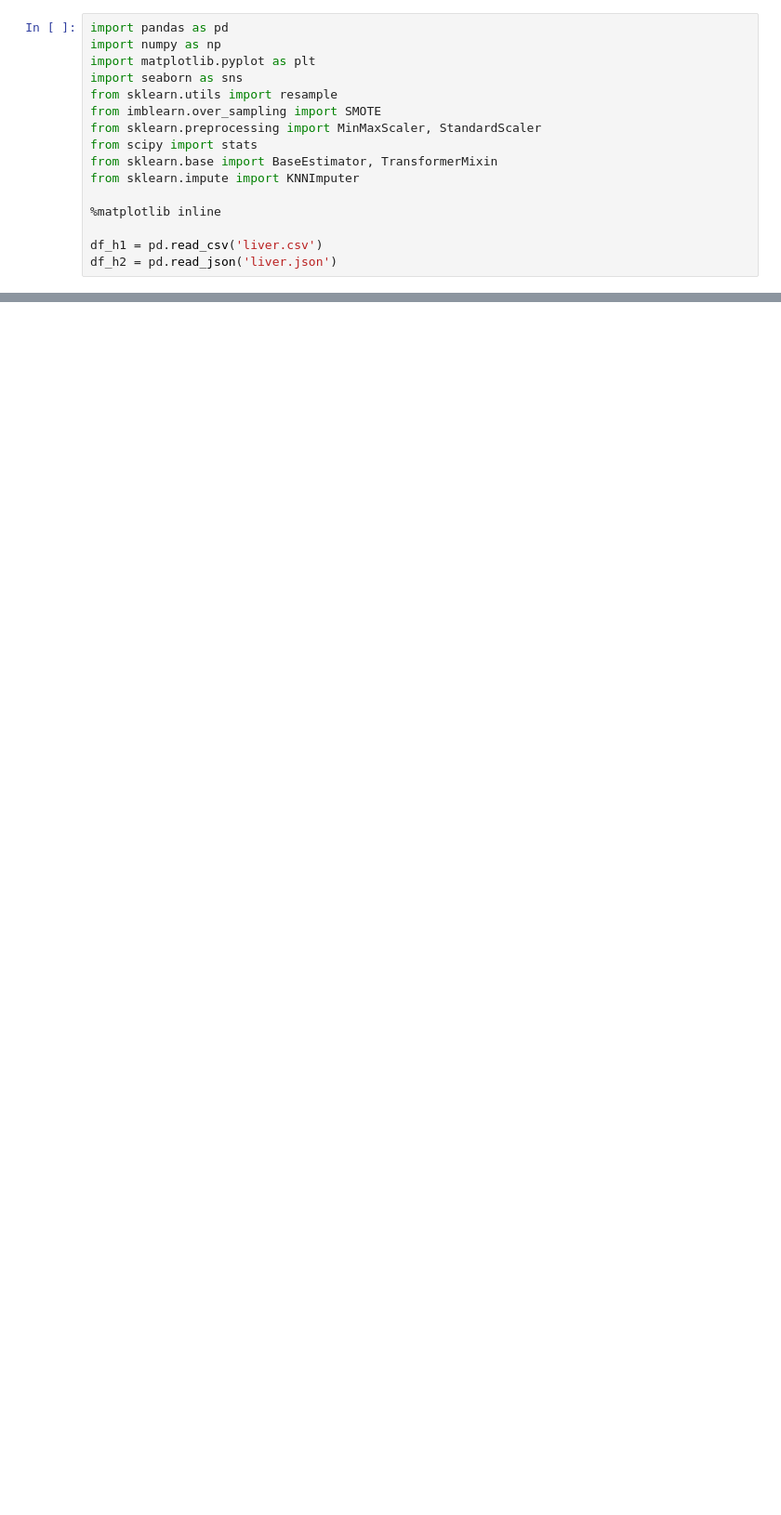
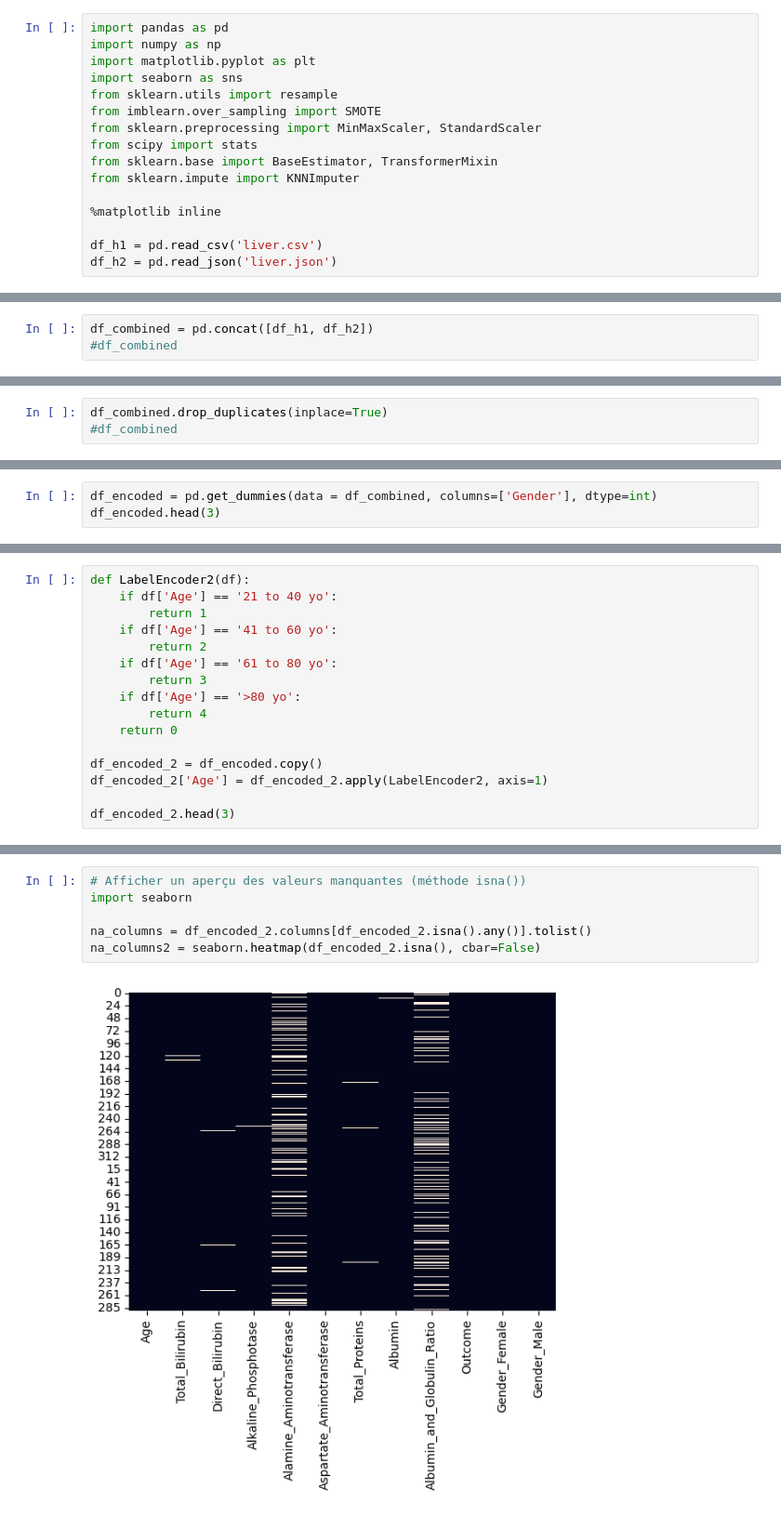
Before and after one commit to AlexisDcn/PROJETEPI_AD_EC, a Jupyter notebook: ProjetADEC.ipynb, the cells around one changed output, grey strips where cells are left out. Shown: that part at 93% size. Drawn from its saved outputs; the diff is of its cells as text; blank space fills up the shorter version.

```diff
--- a/ProjetADEC.ipynb
+++ b/ProjetADEC.ipynb
@@ -61,0 +98,3 @@ memory usage: 25.1+ KB
+# %%
+df_combined = pd.concat([df_h1, df_h2])
+#df_combined
@@ -61,0 +103,3 @@ memory usage: 25.1+ KB
+# %%
+df_combined.drop_duplicates(inplace=True)
+#df_combined
@@ -61,0 +118,3 @@ memory usage: 25.1+ KB
+# %%
+df_encoded = pd.get_dummies(data = df_combined, columns=['Gender'], dtype=int)
+df_encoded.head(3)
@@ -61,0 +126,16 @@ memory usage: 25.1+ KB
+# %%
+def LabelEncoder2(df):
+    if df['Age'] == '21 to 40 yo':
+        return 1
+    if df['Age'] == '41 to 60 yo':
+        return 2
+    if df['Age'] == '61 to 80 yo':
+        return 3
+    if df['Age'] == '>80 yo':
+        return 4
+    return 0
+
+df_encoded_2 = df_encoded.copy()
+df_encoded_2['Age'] = df_encoded_2.apply(LabelEncoder2, axis=1)
+
+df_encoded_2.head(3)
@@ -61,0 +149,8 @@ memory usage: 25.1+ KB
+# %%
+# Afficher un aperçu des valeurs manquantes (méthode isna())
+import seaborn
+
+na_columns = df_encoded_2.columns[df_encoded_2.isna().any()].tolist()
+na_columns2 = seaborn.heatmap(df_encoded_2.isna(), cbar=False)
+# %% [output]
+[figure, added]
```
Also changed, not shown: parts of 34 cells of this notebook, 1 other file.
